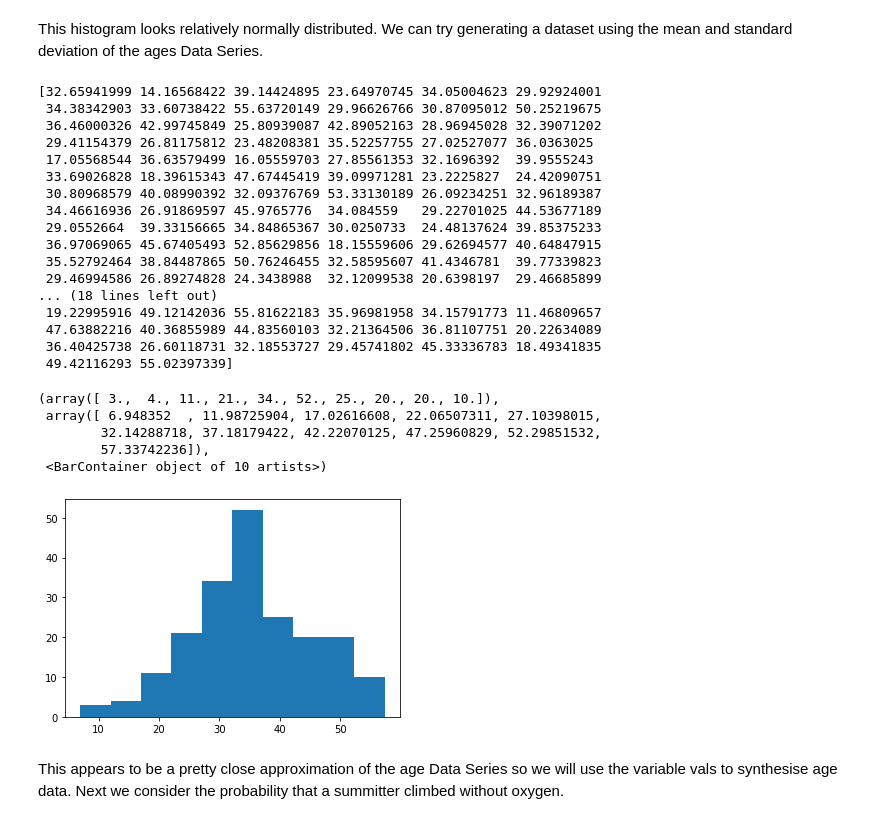
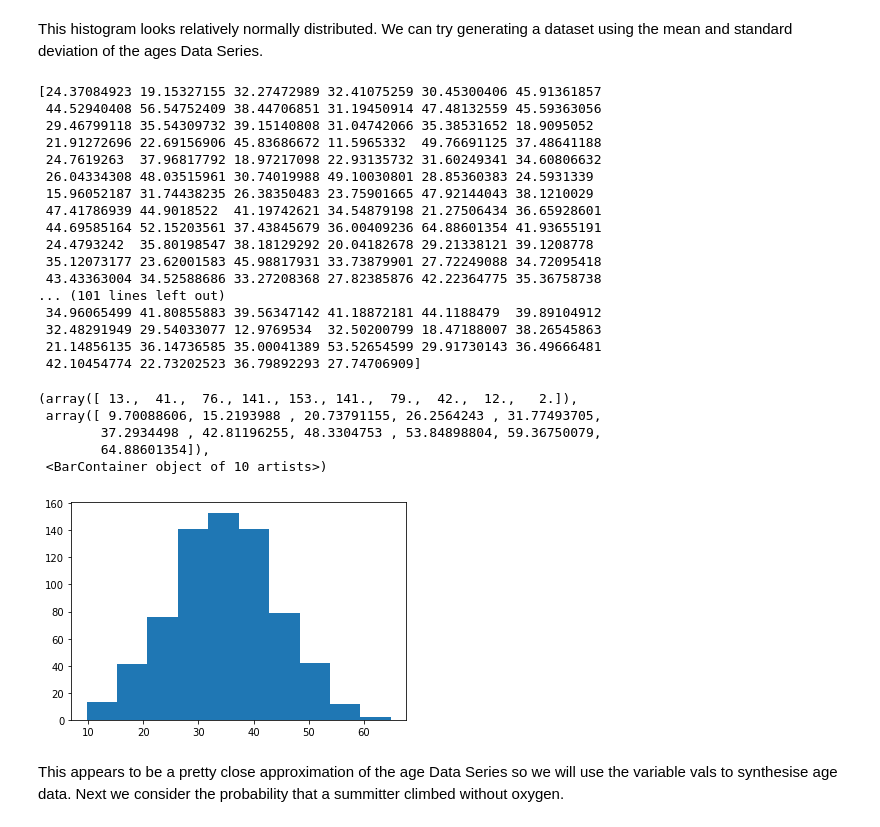
Before and after one commit to dreapadoir/PfDA_Project, a Jupyter notebook: Everest.ipynb, the cells around one changed output. Drawn from its saved outputs; the diff is of its cells as text; code cells hidden in the pictures.

```diff
--- a/Everest.ipynb
+++ b/Everest.ipynb
@@ -13,6 +13,8 @@ import numpy as np
 import pandas as pd
 import matplotlib.pyplot as plt
 import random
+
+N = 700
 # %% [markdown]
 We first import the Mt. Everest Ascent dataset to understand what information is available for mountaineers and to get an idea of the shape of that data.
 # %%
@@ -54,33 +56,33 @@ plt.hist(ages, bins=10)
 This histogram looks relatively normally distributed. We can try generating a dataset using the mean and standard deviation of the ages Data Series.
 # %%
 rng = np.random.default_rng()
-vals = rng.normal(loc=ages.mean(), scale=ages.std(), size=200)
+vals = rng.normal(loc=ages.mean(), scale=ages.std(), size=N)
 print(vals)
 plt.hist(vals, bins=10)
 # %% [output]
-[32.65941999 14.16568422 39.14424895 23.64970745 34.05004623 29.92924001
- 34.38342903 33.60738422 55.63720149 29.96626766 30.87095012 50.25219675
- 36.46000326 42.99745849 25.80939087 42.89052163 28.96945028 32.39071202
- 29.41154379 26.81175812 23.48208381 35.52257755 27.02527077 36.0363025
- 17.05568544 36.63579499 16.05559703 27.85561353 32.1696392  39.9555243
- 33.69026828 18.39615343 47.67445419 39.09971281 23.2225827  24.42090751
- 30.80968579 40.08990392 32.09376769 53.33130189 26.09234251 32.96189387
- 34.46616936 26.91869597 45.9765776  34.084559   29.22701025 44.53677189
- 29.0552664  39.33156665 34.84865367 30.0250733  24.48137624 39.85375233
- 36.97069065 45.67405493 52.85629856 18.15559606 29.62694577 40.64847915
- 35.52792464 38.84487865 50.76246455 32.58595607 41.4346781  39.77339823
- 29.46994586 26.89274828 24.3438988  32.12099538 20.6398197  29.46685899
-... (18 lines left out)
- 19.22995916 49.12142036 55.81622183 35.96981958 34.15791773 11.46809657
- 47.63882216 40.36855989 44.83560103 32.21364506 36.81107751 20.22634089
- 36.40425738 26.60118731 32.18553727 29.45741802 45.33336783 18.49341835
- 49.42116293 55.02397339]
+[24.37084923 19.15327155 32.27472989 32.41075259 30.45300406 45.91361857
+ 44.52940408 56.54752409 38.44706851 31.19450914 47.48132559 45.59363056
+ 29.46799118 35.54309732 39.15140808 31.04742066 35.38531652 18.9095052
+ 21.91272696 22.69156906 45.83686672 11.5965332  49.76691125 37.48641188
+ 24.7619263  37.96817792 18.97217098 22.93135732 31.60249341 34.60806632
+ 26.04334308 48.03515961 30.74019988 49.10030801 28.85360383 24.5931339
+ 15.96052187 31.74438235 26.38350483 23.75901665 47.92144043 38.1210029
+ 47.41786939 44.9018522  41.19742621 34.54879198 21.27506434 36.65928601
+ 44.69585164 52.15203561 37.43845679 36.00409236 64.88601354 41.93655191
+ 24.4793242  35.80198547 38.18129292 20.04182678 29.21338121 39.1208778
+ 35.12073177 23.62001583 45.98817931 33.73879901 27.72249088 34.72095418
+ 43.43363004 34.52588686 33.27208368 27.82385876 42.22364775 35.36758738
+... (101 lines left out)
+ 34.96065499 41.80855883 39.56347142 41.18872181 44.1188479  39.89104912
+ 32.48291949 29.54033077 12.9769534  32.50200799 18.47188007 38.26545863
+ 21.14856135 36.14736585 35.00041389 53.52654599 29.91730143 36.49666481
+ 42.10454774 22.73202523 36.79892293 27.74706909]
-(array([ 3.,  4., 11., 21., 34., 52., 25., 20., 20., 10.]),
- array([ 6.948352  , 11.98725904, 17.02616608, 22.06507311, 27.10398015,
-        32.14288718, 37.18179422, 42.22070125, 47.25960829, 52.29851532,
-        57.33742236]),
+(array([ 13.,  41.,  76., 141., 153., 141.,  79.,  42.,  12.,   2.]),
+ array([ 9.70088606, 15.2193988 , 20.73791155, 26.2564243 , 31.77493705,
+        37.2934498 , 42.81196255, 48.3304753 , 53.84898804, 59.36750079,
+        64.88601354]),
  <BarContainer object of 10 artists>)
-[figure, old version]
+[figure, new version]
 # %% [markdown]
 This appears to be a pretty close approximation of the age Data Series so we will use the variable vals to synthesise age data. Next we consider the probability that a summitter climbed without oxygen.
 # %%
```
Also changed, not shown: parts of 8 cells of this notebook.
